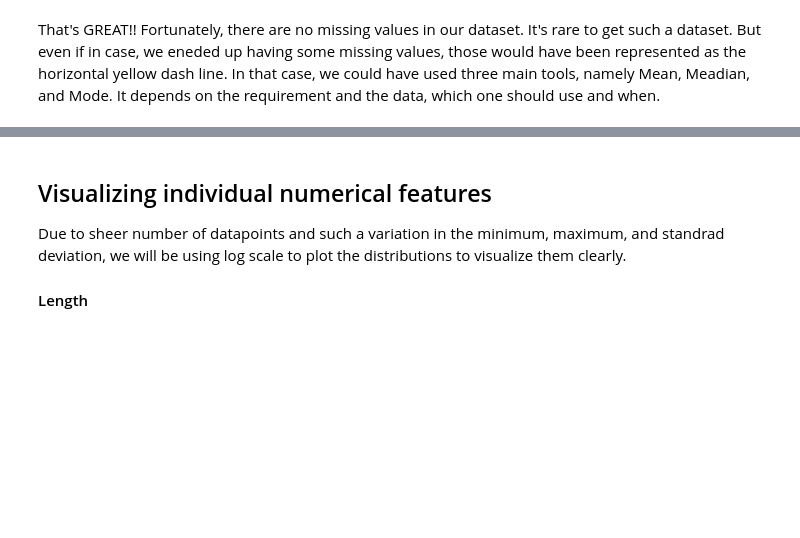
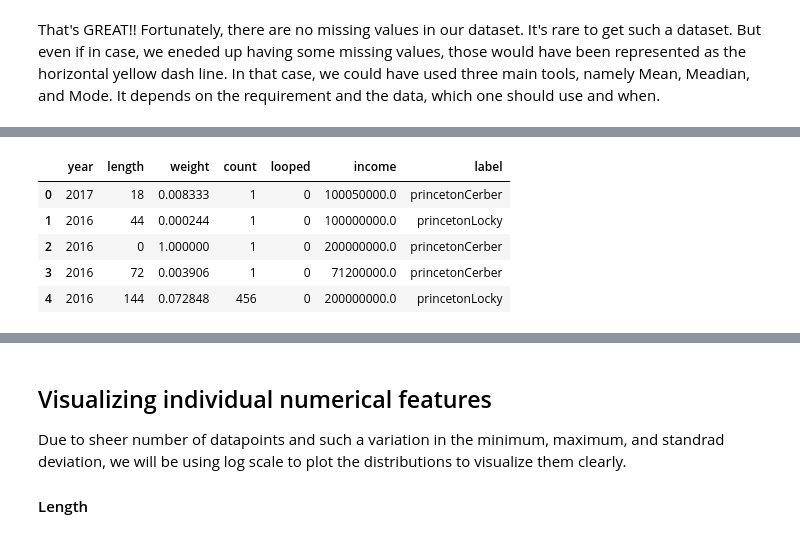
Before and after one commit to gauravsh0812/Bitcoin_Heist, a Jupyter notebook: Bitcoin_Heist.ipynb, the cells around one changed output, grey strips where cells are left out. Saved outputs shown, nothing was run; the diff lists cells and outputs as text; code cells hidden in the pictures; blank space fills up the shorter version.

```diff
--- a/Bitcoin_Heist.ipynb
+++ b/Bitcoin_Heist.ipynb
@@ -70,0 +73,12 @@ That's GREAT!! Fortunately, there are no missing values in our dataset. It's rar
+# %%
+for col in ['address', 'day', 'neighbors']:
+    df.drop(col, axis=1, inplace=True)
+
+df.head()
+# %% [output]
+|  | year | length | weight | count | looped | income | label |
+| 0 | 2017 | 18 | 0.008333 | 1 | 0 | 100050000.0 | princetonCerber |
+| 1 | 2016 | 44 | 0.000244 | 1 | 0 | 100000000.0 | princetonLocky |
+| 2 | 2016 | 0 | 1.000000 | 1 | 0 | 200000000.0 | princetonCerber |
+| 3 | 2016 | 72 | 0.003906 | 1 | 0 | 71200000.0 | princetonCerber |
+| 4 | 2016 | 144 | 0.072848 | 456 | 0 | 200000000.0 | princetonLocky |
```
Also changed, not shown: parts of 5 cells of this notebook.
